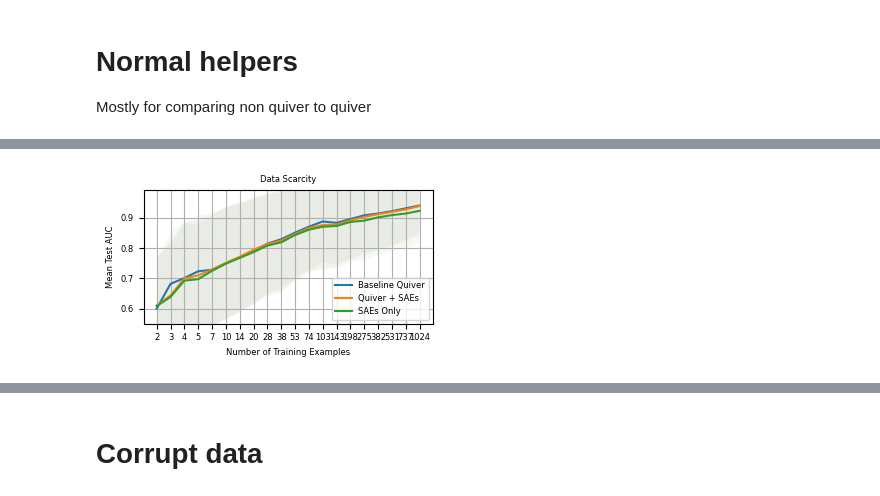
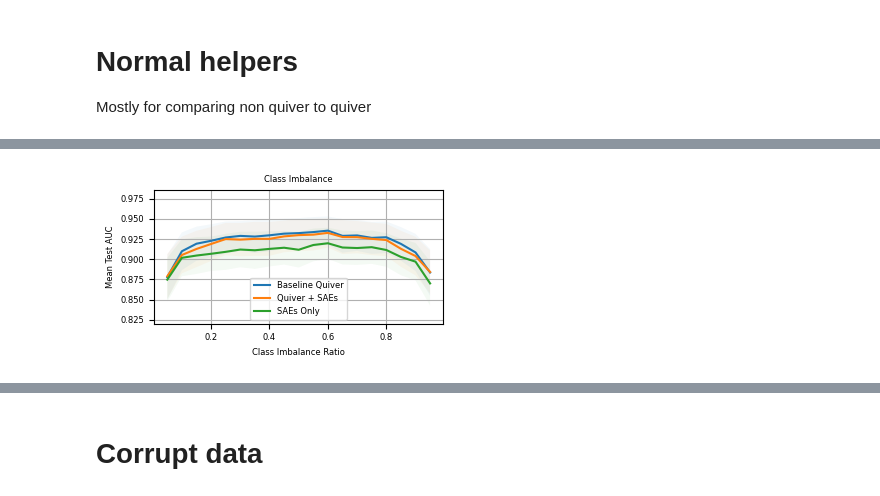
Before and after one commit to mganderson-goodfire/SAE-Probes, a Jupyter notebook: plot_combined.ipynb, the cells around one changed output, grey strips where cells are left out. Drawn from its saved outputs; the diff is of its cells as text; code cells hidden in the pictures.

```diff
--- a/plot_combined.ipynb
+++ b/plot_combined.ipynb
@@ -197,49 +204,50 @@ def plot_quiver_comp(target = 'Class Imbalance'):
         # Group by dataset and ratio, get max val_auc row for each group
         df_max = df.loc[df.groupby(['dataset', metrics[target]])['val_auc'].idxmax()]
 
-        # Calculate mean and std test_auc for each ratio
+        # Calculate mean and 95% CI for test_auc for each ratio
         grouped = df_max.groupby(metrics[target])['test_auc']
         mean_by_ratio = grouped.mean()
-        std_by_ratio = grouped.std()
+        n = grouped.count()
+        ci_by_ratio = 1.96 * grouped.std() / np.sqrt(n)
         all_means.extend(mean_by_ratio.values)
 
         if target == 'Data Scarcity':
             x_values = np.arange(len(mean_by_ratio))
             plt.plot(x_values, mean_by_ratio.values, label=label, lw = 1.5)
             plt.fill_between(x_values,
-                            mean_by_ratio.values - std_by_ratio.values,
-                            mean_by_ratio.values + std_by_ratio.values,
+                            mean_by_ratio.values - ci_by_ratio.values,
+                            mean_by_ratio.values + ci_by_ratio.values,
                             alpha=0.05)
         else:
             plt.plot(mean_by_ratio.index, mean_by_ratio.values, label=label, lw = 1.5)
             plt.fill_between(mean_by_ratio.index,
-                            mean_by_ratio.values - std_by_ratio.values,
-                            mean_by_ratio.values + std_by_ratio.values,
+                            mean_by_ratio.values - ci_by_ratio.values,
+                            mean_by_ratio.values + ci_by_ratio.values,
                             alpha=0.05)
 
     plt.xlabel(metric_labels[target])
     plt.ylabel('Mean Test AUC')
     plt.title(target)
     plt.legend()
     plt.grid(True)
 
     # Set ylim based on mean values only
     ymin = min(all_means)
     ymax = max(all_means)
     plt.ylim(max(0.5, ymin - 0.05), min(1.0, ymax + 0.05))
 
     if target == 'Data Scarcity':
         plt.xticks(np.arange(len(mean_by_ratio)), mean_by_ratio.index)
 
     plt.tight_layout()
 
     # Save plots
     plt.savefig(f'figures/combined/{target}_noquiver_comp.pdf')
     plt.savefig(f'figures/combined/{target}_noquiver_comp.png')
     plt.show()
-plot_quiver_comp('Data Scarcity')
+plot_quiver_comp('Class Imbalance')
 # %% [output]
-[figure, old version]
+[figure, new version]
 # %%
 def plot_quiver_comp(target = 'Class Imbalance'):
     # plots comparison between using quiver and just use saes only
```
Also changed, not shown: parts of 2 cells of this notebook, 12 other files.
